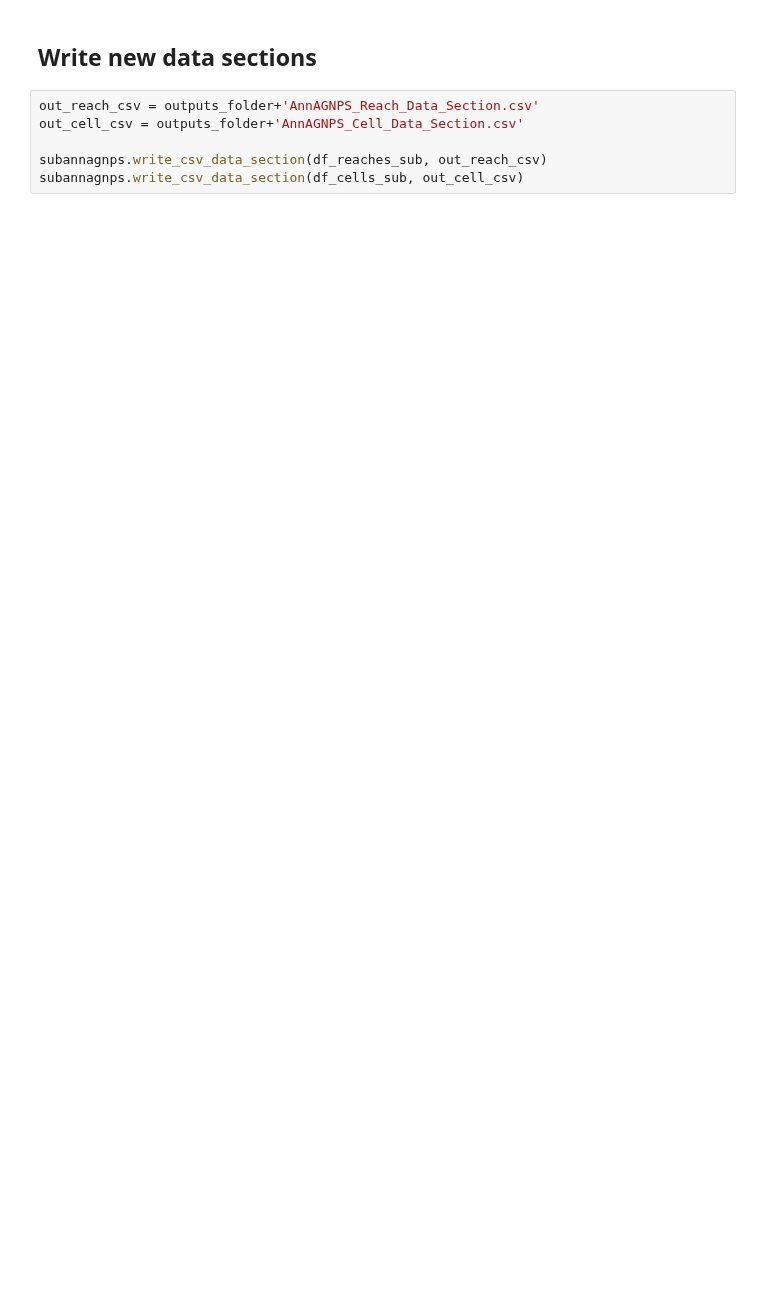
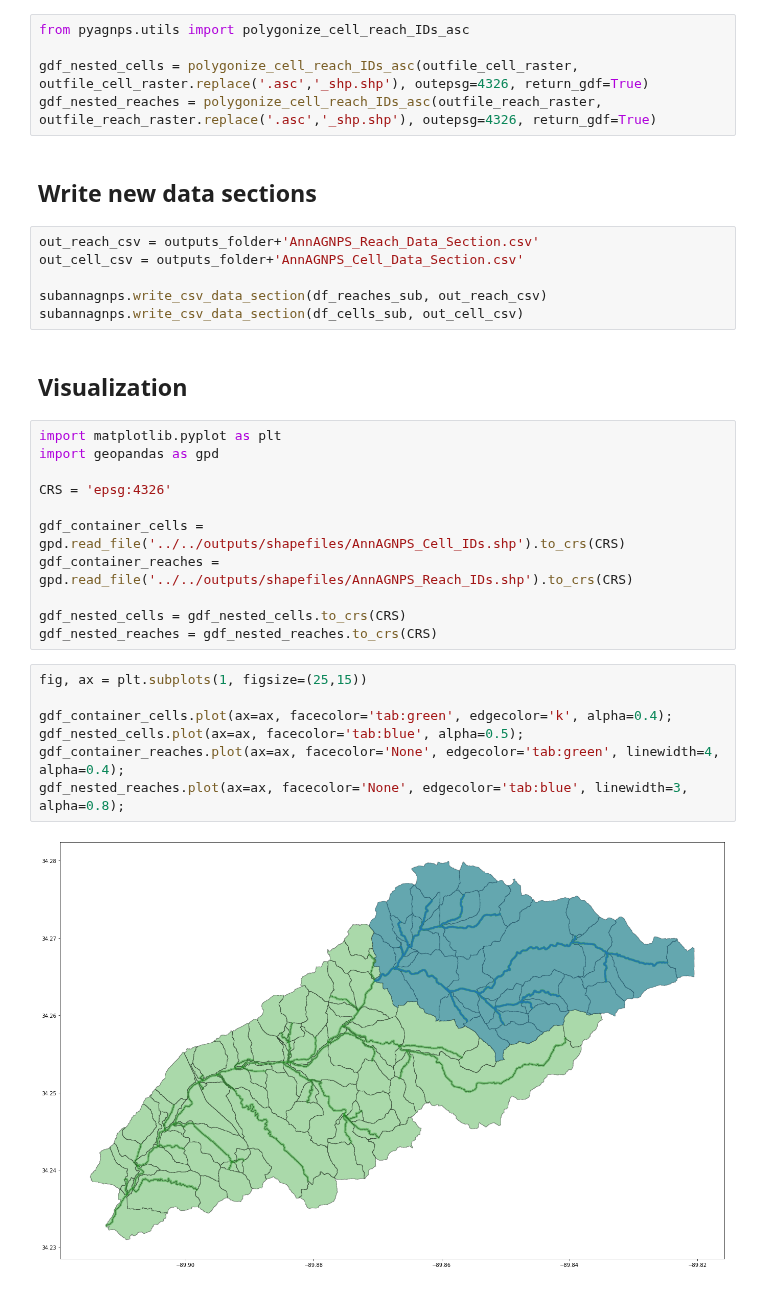
Before and after one commit to LucRSquared/pyagnps, a Jupyter notebook: src/notebooks/subannagnps.ipynb, the cells around one changed output. Cells and saved outputs as stored; diff of their text form; blank space fills up the shorter version.

Commit message:
SubAnnAGNPS visualization

```diff
--- a/src/notebooks/subannagnps.ipynb
+++ b/src/notebooks/subannagnps.ipynb
@@ -145,3 +147,8 @@ Removing temporary GTiff file:  ../../outputs/subannagnps/AnnAGNPS_Reach_IDs.gti
+# %%
+from pyagnps.utils import polygonize_cell_reach_IDs_asc
+
+gdf_nested_cells = polygonize_cell_reach_IDs_asc(outfile_cell_raster, outfile_cell_raster.replace('.asc','_shp.shp'), outepsg=4326, return_gdf=True)
+gdf_nested_reaches = polygonize_cell_reach_IDs_asc(outfile_reach_raster, outfile_reach_raster.replace('.asc','_shp.shp'), outepsg=4326, return_gdf=True)
 # %% [markdown]
 ## Write new data sections
 # %%
@@ -150,3 +157,25 @@ out_cell_csv = outputs_folder+'AnnAGNPS_Cell_Data_Section.csv'
 
 subannagnps.write_csv_data_section(df_reaches_sub, out_reach_csv)
 subannagnps.write_csv_data_section(df_cells_sub, out_cell_csv)
+# %% [markdown]
+## Visualization
+# %%
+import matplotlib.pyplot as plt
+import geopandas as gpd
+
+CRS = 'epsg:4326'
+
+gdf_container_cells = gpd.read_file('../../outputs/shapefiles/AnnAGNPS_Cell_IDs.shp').to_crs(CRS)
+gdf_container_reaches = gpd.read_file('../../outputs/shapefiles/AnnAGNPS_Reach_IDs.shp').to_crs(CRS)
+
+gdf_nested_cells = gdf_nested_cells.to_crs(CRS)
+gdf_nested_reaches = gdf_nested_reaches.to_crs(CRS)
+# %%
+fig, ax = plt.subplots(1, figsize=(25,15))
+
+gdf_container_cells.plot(ax=ax, facecolor='tab:green', edgecolor='k', alpha=0.4);
+gdf_nested_cells.plot(ax=ax, facecolor='tab:blue', alpha=0.5);
+gdf_container_reaches.plot(ax=ax, facecolor='None', edgecolor='tab:green', linewidth=4, alpha=0.4);
+gdf_nested_reaches.plot(ax=ax, facecolor='None', edgecolor='tab:blue', linewidth=3, alpha=0.8);
+# %% [output]
+[figure, added]
```
Also changed, not shown: parts of 1 cell of this notebook, 35 other files.
